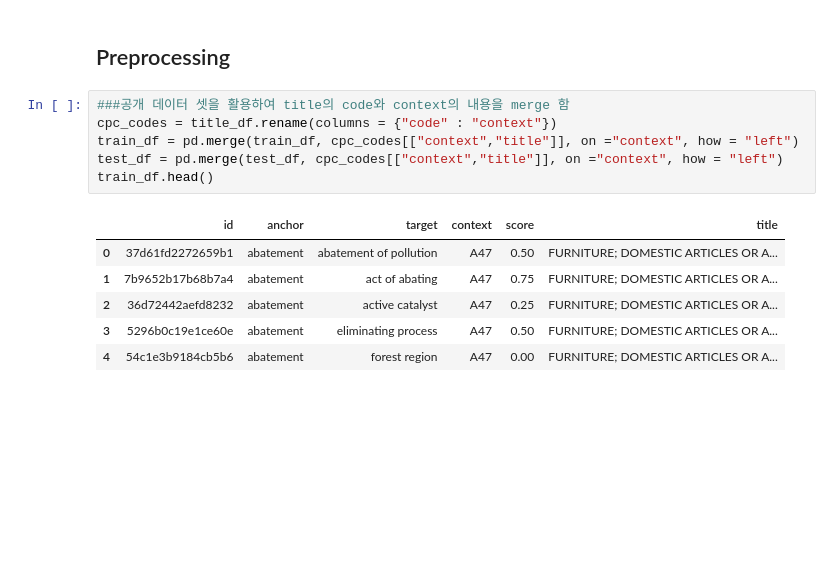
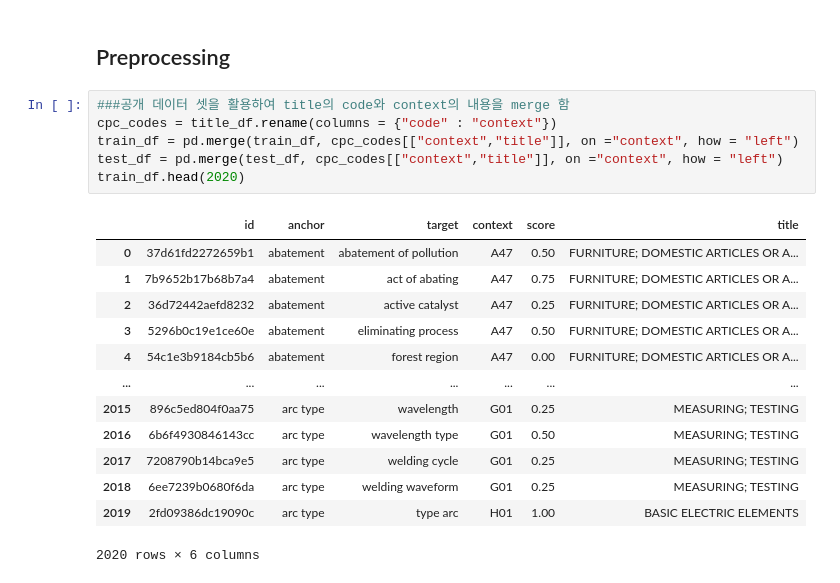
Before and after one commit to yyc9337/AI_Project, a Jupyter notebook: [Kaggle] US_PPPM/preprocess.ipynb, the cells around one changed output. Drawn from its saved outputs; the diff is of its cells as text; blank space fills up the shorter version.

```diff
--- a/[Kaggle] US_PPPM/preprocess.ipynb
+++ b/[Kaggle] US_PPPM/preprocess.ipynb
@@ -18,14 +22,21 @@ title_df = pd.read_csv('/content/drive/MyDrive/AI/dataset/US_PPPM/titles.csv')
 # %%
 ###공개 데이터 셋을 활용하여 title의 code와 context의 내용을 merge 함
 cpc_codes = title_df.rename(columns = {"code" : "context"})
 train_df = pd.merge(train_df, cpc_codes[["context","title"]], on ="context", how = "left")
 test_df = pd.merge(test_df, cpc_codes[["context","title"]], on ="context", how = "left")
-train_df.head()
+train_df.head(2020)
 # %% [output]
 |  | id | anchor | target | context | score | title |
 | 0 | 37d61fd2272659b1 | abatement | abatement of pollution | A47 | 0.50 | FURNITURE; DOMESTIC ARTICLES OR A... |
 | 1 | 7b9652b17b68b7a4 | abatement | act of abating | A47 | 0.75 | FURNITURE; DOMESTIC ARTICLES OR A... |
 | 2 | 36d72442aefd8232 | abatement | active catalyst | A47 | 0.25 | FURNITURE; DOMESTIC ARTICLES OR A... |
 | 3 | 5296b0c19e1ce60e | abatement | eliminating process | A47 | 0.50 | FURNITURE; DOMESTIC ARTICLES OR A... |
 | 4 | 54c1e3b9184cb5b6 | abatement | forest region | A47 | 0.00 | FURNITURE; DOMESTIC ARTICLES OR A... |
+| ... | ... | ... | ... | ... | ... | ... |
+| 2015 | 896c5ed804f0aa75 | arc type | wavelength | G01 | 0.25 | MEASURING; TESTING |
+| 2016 | 6b6f4930846143cc | arc type | wavelength type | G01 | 0.50 | MEASURING; TESTING |
+| 2017 | 7208790b14bca9e5 | arc type | welding cycle | G01 | 0.25 | MEASURING; TESTING |
+| 2018 | 6ee7239b0680f6da | arc type | welding waveform | G01 | 0.25 | MEASURING; TESTING |
+| 2019 | 2fd09386dc19090c | arc type | type arc | H01 | 1.00 | BASIC ELECTRIC ELEMENTS |
+2020 rows × 6 columns
 # %%
```
Also changed, not shown: parts of 12 cells of this notebook.
